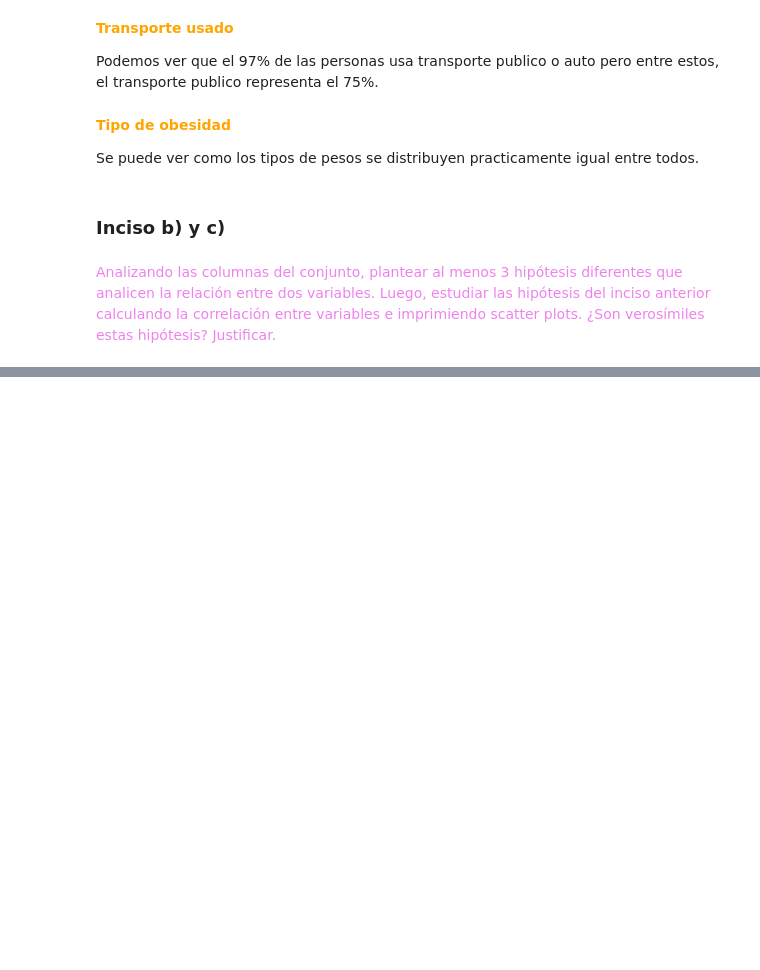
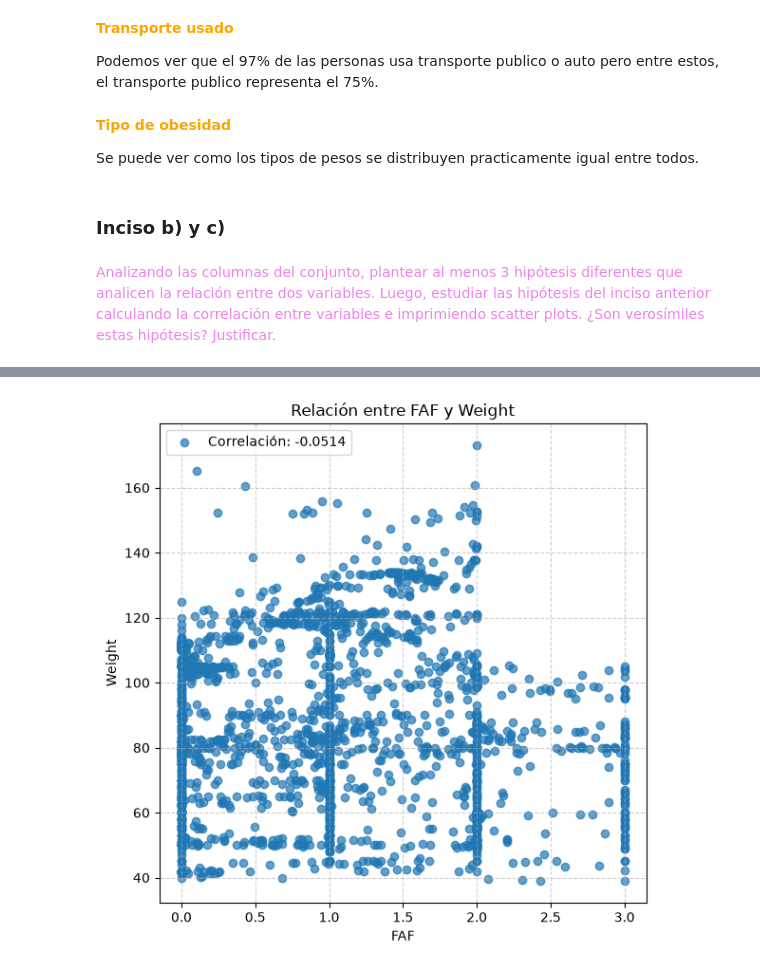
Before and after one commit to tomasrezola-dev/Ciencia-de-datos, a Jupyter notebook: tp3/ej1/ej1.ipynb, the cells around one changed output, grey strips where cells are left out. Drawn from its saved outputs; the diff is of its cells as text; code cells hidden in the pictures; blank space fills up the shorter version.

```diff
--- a/tp3/ej1/ej1.ipynb
+++ b/tp3/ej1/ej1.ipynb
@@ -165,2 +153,6 @@ plt.show()
 
 <p>No podemos decirlo por certeza debido a que no existe relacion aunque si podemos ver que el techo del peso pasado FAF = 2 se reduce a aproximadamente 110 kilogramos.
+# %%
+utils.scatter_plot('FAF', 'Weight', df)
+# %% [output]
+[figure, added]
```
Also changed, not shown: parts of 15 cells of this notebook.
